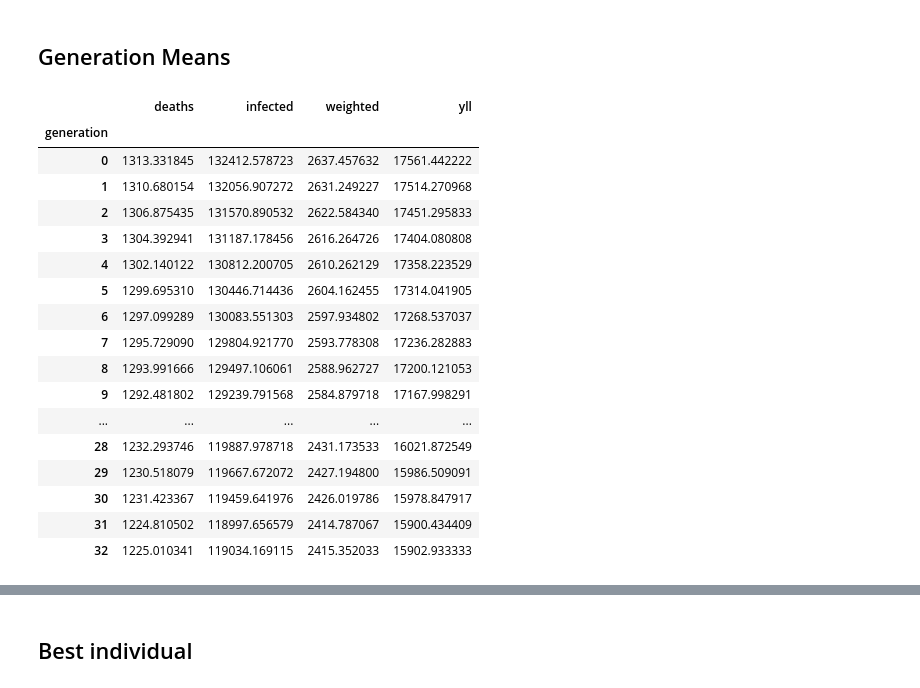
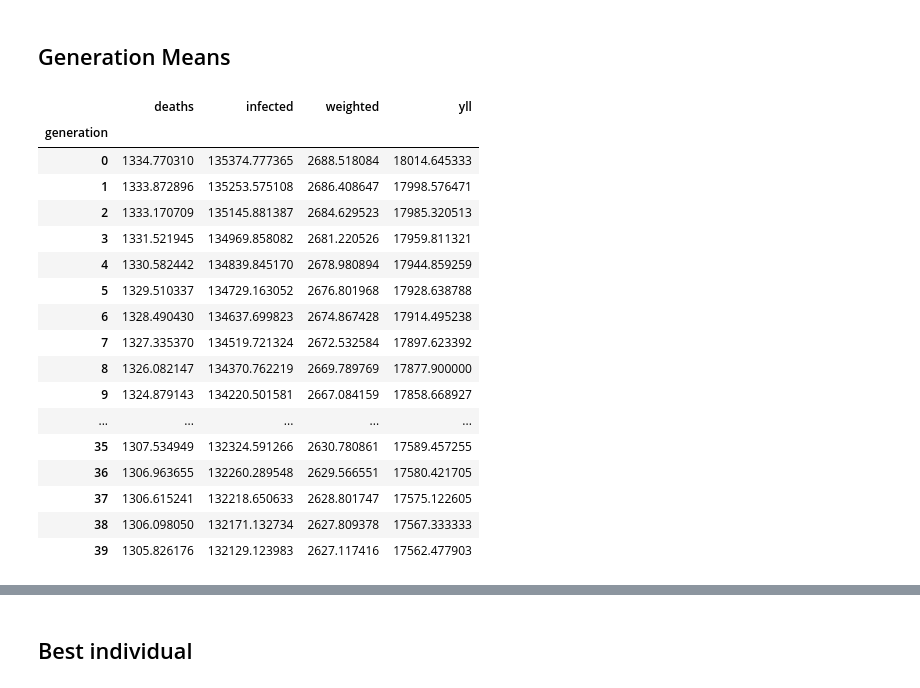
Before and after one commit to bendiknordeng/Epidemiologic-Strategies, a Jupyter notebook: read_GA_output.ipynb, the cells around one changed output, grey strips where cells are left out. Saved outputs shown, nothing was run; the diff lists cells and outputs as text; code cells hidden in the pictures.

```diff
--- a/read_GA_output.ipynb
+++ b/read_GA_output.ipynb
@@ -38,5 +38,5 @@ paths, last_gens = read_all_results(dir_path)
 # %%
-run = 5
+run = 2
 path = dir_path + paths[run-1]
 with open(path + "/run_params.json", "r") as file:
     print(file.read())
@@ -104,37 +104,37 @@ print(norm_genes)
 # %%
 generation_scores = os.listdir(path+"/final_scores/")
 final_scores = []
 for score in sorted(generation_scores, key=lambda x: int(x.split("_")[2][:-4])):
     final_scores.append(utils.read_pickle(path+"/final_scores/"+score))
 
 generation_means = defaultdict(list)
 for gen_scores in final_scores:
     gen_individual_means = defaultdict(list)
     for individual in gen_scores.keys():
         for objective, scores in gen_scores[individual].items():
             gen_individual_means[objective].append(np.mean(scores))
     for objective, scores in gen_individual_means.items():
         generation_means[objective].append(np.mean(scores))
 generation_means = dict(generation_means)
-results = pd.DataFrame(generation_means)
-results.index.rename("generation", inplace=True)
-results
+result_means = pd.DataFrame(generation_means)
+result_means.index.rename("generation", inplace=True)
+result_means
 # %% [output]
 |  | deaths | infected | weighted | yll |
 | generation |  |  |  |  |
-| 0 | 1313.331845 | 132412.578723 | 2637.457632 | 17561.442222 |
-| 1 | 1310.680154 | 132056.907272 | 2631.249227 | 17514.270968 |
-| 2 | 1306.875435 | 131570.890532 | 2622.584340 | 17451.295833 |
-| 3 | 1304.392941 | 131187.178456 | 2616.264726 | 17404.080808 |
-| 4 | 1302.140122 | 130812.200705 | 2610.262129 | 17358.223529 |
-| 5 | 1299.695310 | 130446.714436 | 2604.162455 | 17314.041905 |
-| 6 | 1297.099289 | 130083.551303 | 2597.934802 | 17268.537037 |
-| 7 | 1295.729090 | 129804.921770 | 2593.778308 | 17236.282883 |
-| 8 | 1293.991666 | 129497.106061 | 2588.962727 | 17200.121053 |
-| 9 | 1292.481802 | 129239.791568 | 2584.879718 | 17167.998291 |
+| 0 | 1334.770310 | 135374.777365 | 2688.518084 | 18014.645333 |
+| 1 | 1333.872896 | 135253.575108 | 2686.408647 | 17998.576471 |
+| 2 | 1333.170709 | 135145.881387 | 2684.629523 | 17985.320513 |
+| 3 | 1331.521945 | 134969.858082 | 2681.220526 | 17959.811321 |
+| 4 | 1330.582442 | 134839.845170 | 2678.980894 | 17944.859259 |
+| 5 | 1329.510337 | 134729.163052 | 2676.801968 | 17928.638788 |
+| 6 | 1328.490430 | 134637.699823 | 2674.867428 | 17914.495238 |
+| 7 | 1327.335370 | 134519.721324 | 2672.532584 | 17897.623392 |
+| 8 | 1326.082147 | 134370.762219 | 2669.789769 | 17877.900000 |
+| 9 | 1324.879143 | 134220.501581 | 2667.084159 | 17858.668927 |
 | ... | ... | ... | ... | ... |
-| 28 | 1232.293746 | 119887.978718 | 2431.173533 | 16021.872549 |
-| 29 | 1230.518079 | 119667.672072 | 2427.194800 | 15986.509091 |
-| 30 | 1231.423367 | 119459.641976 | 2426.019786 | 15978.847917 |
-| 31 | 1224.810502 | 118997.656579 | 2414.787067 | 15900.434409 |
-| 32 | 1225.010341 | 119034.169115 | 2415.352033 | 15902.933333 |
+| 35 | 1307.534949 | 132324.591266 | 2630.780861 | 17589.457255 |
+| 36 | 1306.963655 | 132260.289548 | 2629.566551 | 17580.421705 |
+| 37 | 1306.615241 | 132218.650633 | 2628.801747 | 17575.122605 |
+| 38 | 1306.098050 | 132171.132734 | 2627.809378 | 17567.333333 |
+| 39 | 1305.826176 | 132129.123983 | 2627.117416 | 17562.477903 |
```
Also changed, not shown: parts of 10 cells of this notebook, 3 other files.
